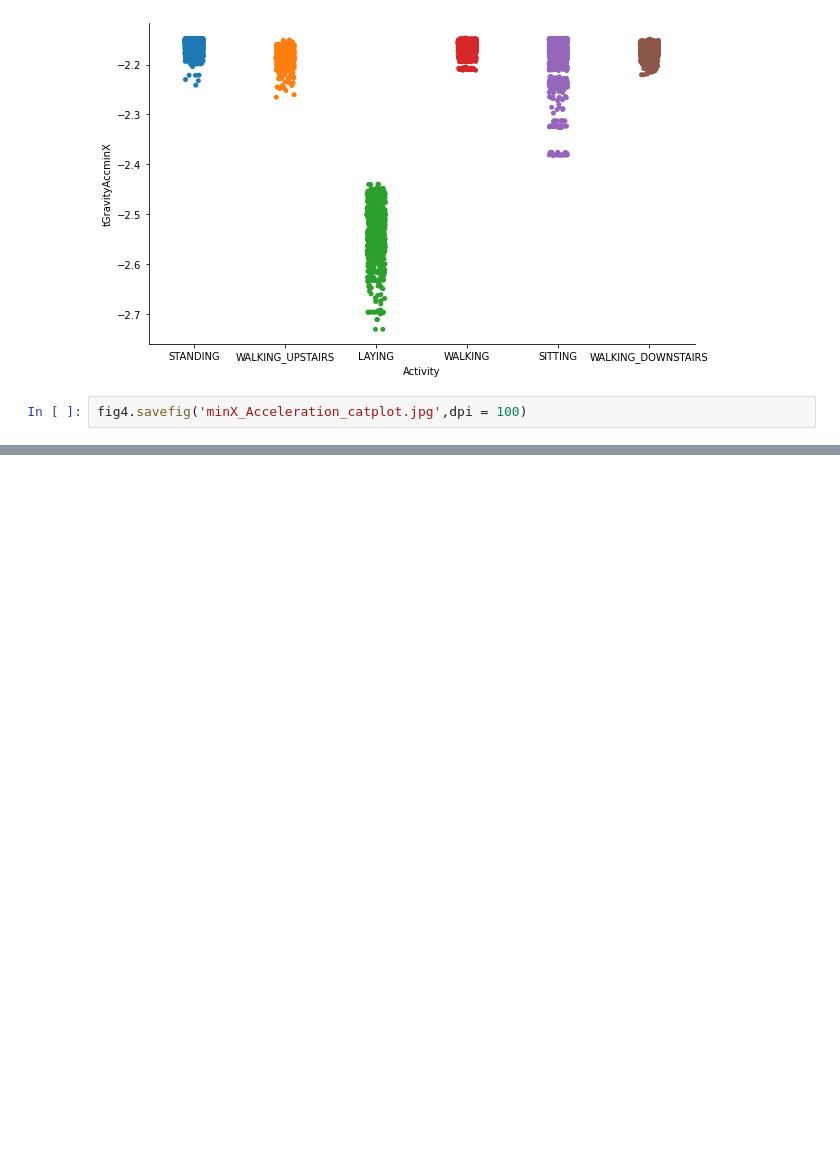
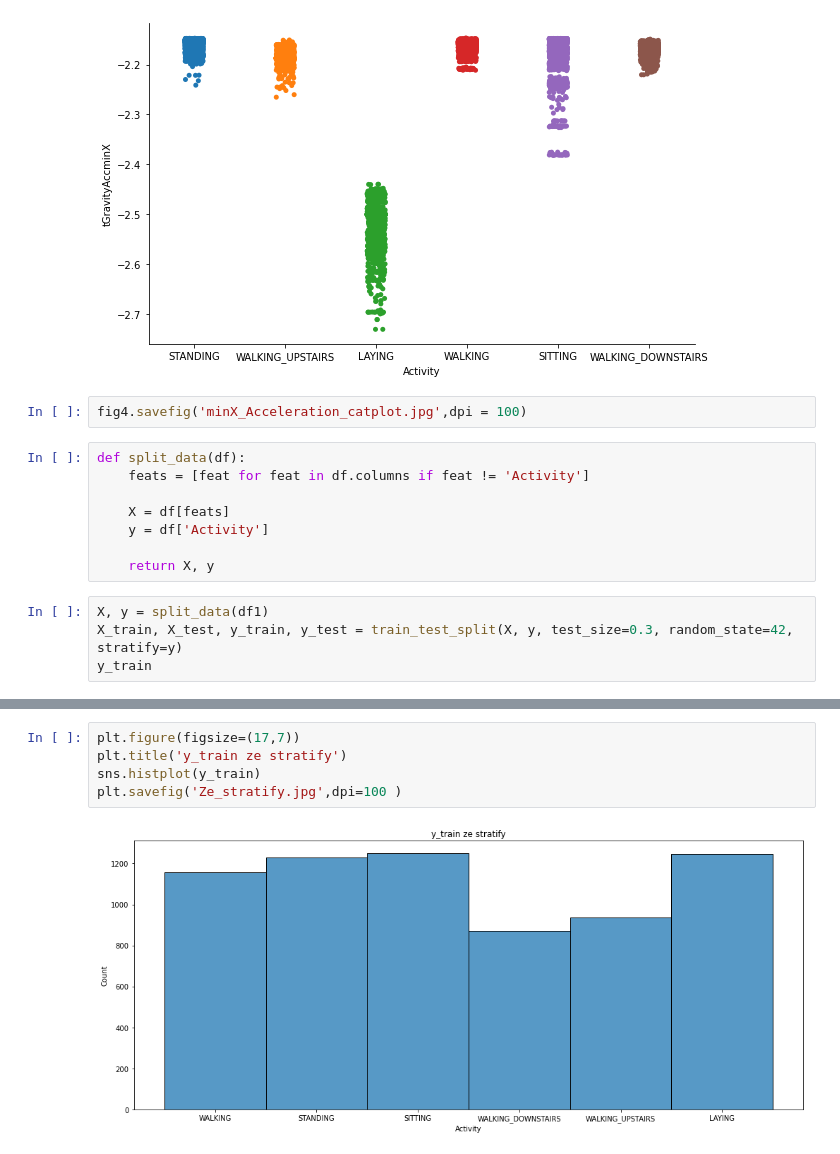
Before and after one commit to jedrzejd/Dla-mnie-dzia-a, a Jupyter notebook: data visualisation.ipynb, the cells around one changed output, grey strips where cells are left out. Drawn from its saved outputs; the diff is of its cells as text; blank space fills up the shorter version.

Commit message:
Poprawki + dystrybucja y_train i y_test

```diff
--- a/data visualisation.ipynb
+++ b/data visualisation.ipynb
@@ -215,3 +215,15 @@ fig4 = sns.catplot(x = 'Activity', y = 'tGravityAccminX',data = df1,aspect=1.7)
 [figure]
 # %%
 fig4.savefig('minX_Acceleration_catplot.jpg',dpi = 100)
+# %%
+def split_data(df):
+    feats = [feat for feat in df.columns if feat != 'Activity']
+
+    X = df[feats]
+    y = df['Activity']
+
+    return X, y
+# %%
+X, y = split_data(df1)
+X_train, X_test, y_train, y_test = train_test_split(X, y, test_size=0.3, random_state=42, stratify=y)
+y_train
@@ -217,0 +243,7 @@ fig4.savefig('minX_Acceleration_catplot.jpg',dpi = 100)
+# %%
+plt.figure(figsize=(17,7))
+plt.title('y_train ze stratify')
+sns.histplot(y_train)
+plt.savefig('Ze_stratify.jpg',dpi=100 )
+# %% [output]
+[figure, added]
```
Also changed, not shown: parts of 5 cells of this notebook, 1 other file.
